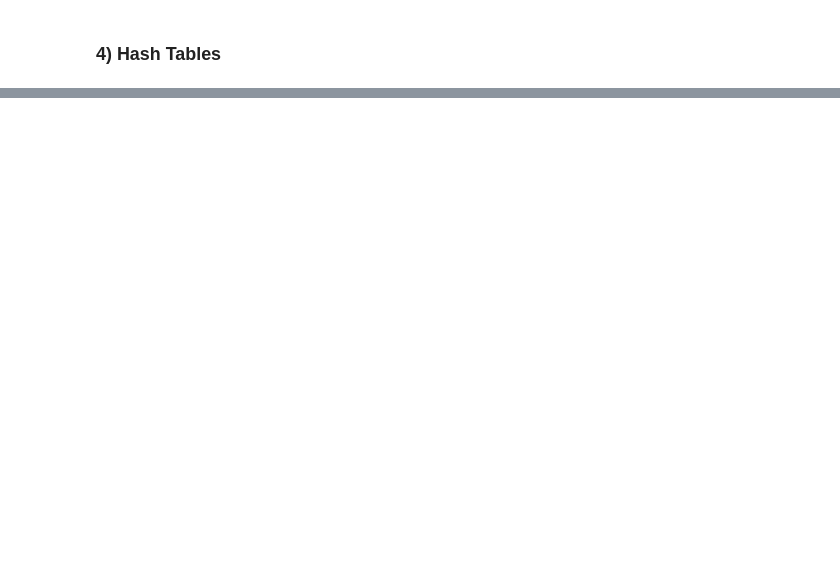
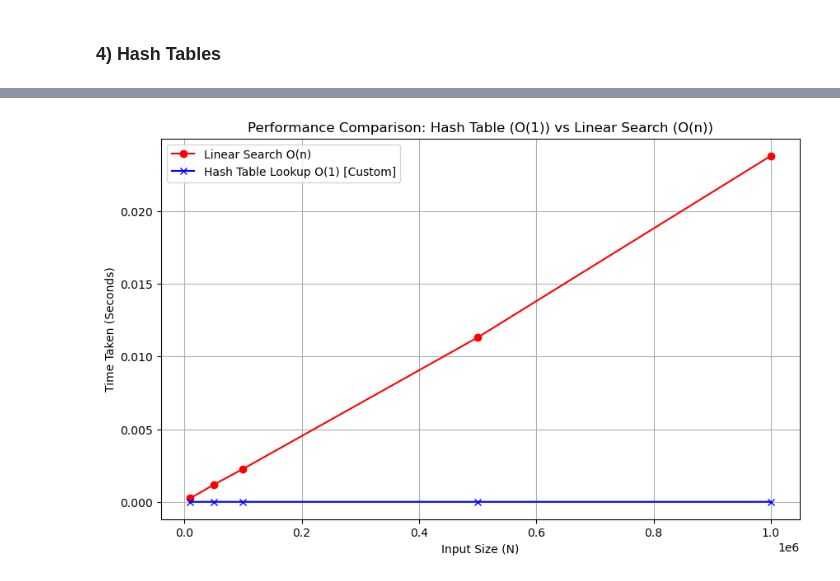
Before and after one commit to yasashagit/dsa_project, a Jupyter notebook: notebook/Demo_file.ipynb, the cells around one changed output, grey strips where cells are left out. Drawn from its saved outputs; the diff is of its cells as text; code cells hidden in the pictures; blank space fills up the shorter version.

```diff
--- a/notebook/Demo_file.ipynb
+++ b/notebook/Demo_file.ipynb
@@ -885,0 +974,20 @@ Pre-order traversal of balanced AVL tree (by language name):
+# %%
+ht = HashTable(5)
+
+print("---  Hash Table Add ---")
+ht.add(12, "Alice") # Hash: 2
+ht.add(17, "David") # Hash: 2 (Collision with 12)
+ht.add(3, "Eve")    # Hash: 3
+ht.add(12, "Charlie") # Update key 12
+
+print(" After Adds:")
+for i, chain in enumerate(ht.table):
+    print(f"Index {i}: {chain}")
+
+print("\n--- Hash Table Remove ---")
+ht.remove(3)
+ht.remove(17)
+
+print("After Removes:")
+for i, chain in enumerate(ht.table):
+    print(f"Index {i}: {chain}")
@@ -885,0 +1010,44 @@ Pre-order traversal of balanced AVL tree (by language name):
+# %%
+input_sizes = [10000, 50000, 100000, 500000, 1000000]
+
+TABLE_SIZE = 2**20
+
+linear_times = []
+hash_times = []
+
+for size in input_sizes:
+    data_list = [{'id': i, 'value': f'data_{i}'} for i in range(size)]
+
+    hash_t = HashTable(size=TABLE_SIZE)
+
+    for i in range(size):
+        hash_t.add(i, f'data_{i}')
+
+    # Target (Worst Case for Linear Search: last item)
+    target = size - 1
+
+    #Measure Linear Search
+    start = time.perf_counter()
+    linear_search(data_list, target)
+    end = time.perf_counter()
+    linear_times.append(end - start)
+
+    #Measure Hash Table Lookup
+    start = time.perf_counter()
+    hash_t.search(target)
+    end = time.perf_counter()
+    hash_times.append(end - start)
+
+plt.figure(figsize=(10, 6))
+
+plt.plot(input_sizes, linear_times, label='Linear Search O(n)', color='red', marker='o')
+plt.plot(input_sizes, hash_times, label='Hash Table Lookup O(1) [Custom]', color='blue', marker='x')
+
+plt.title('Performance Comparison: Hash Table (O(1)) vs Linear Search (O(n))')
+plt.xlabel('Input Size (N)')
+plt.ylabel('Time Taken (Seconds)')
+plt.legend()
+plt.grid(True)
+plt.show()
+# %% [output]
+[figure, added]
```
Also changed, not shown: parts of 22 cells of this notebook.
